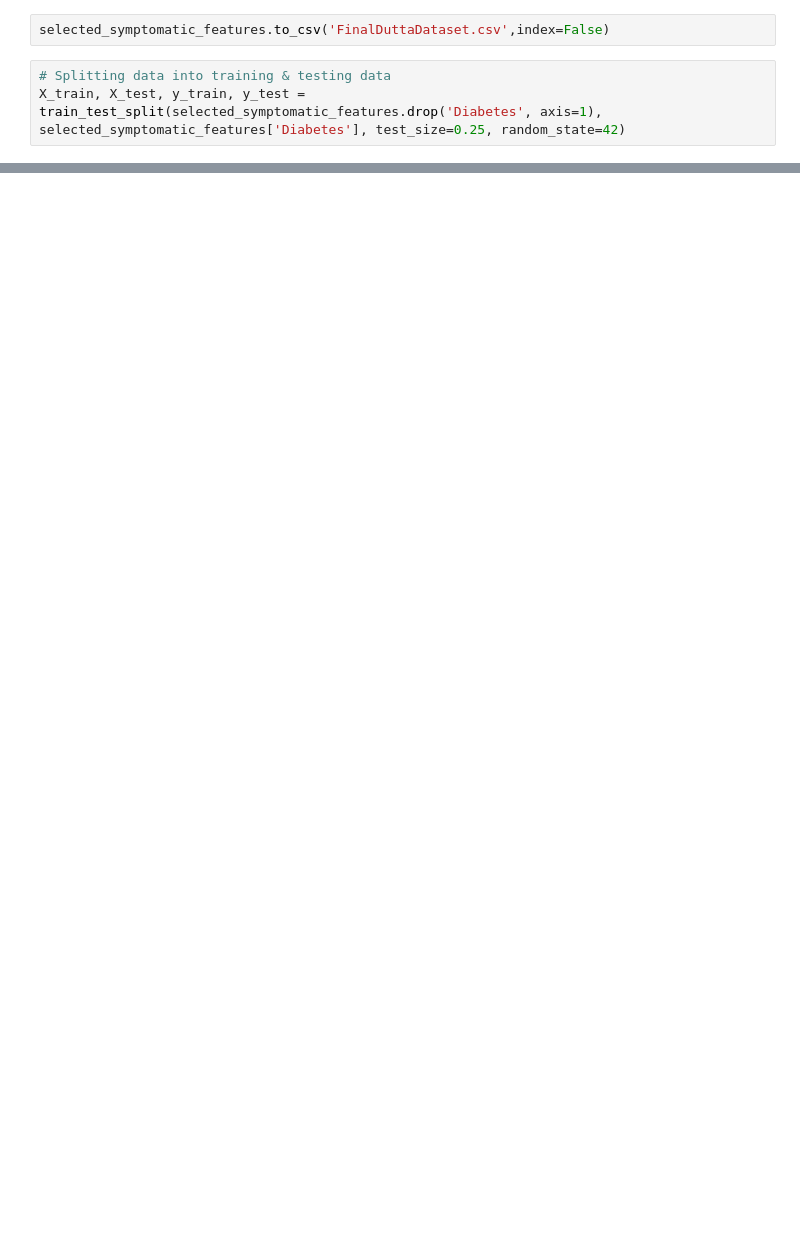
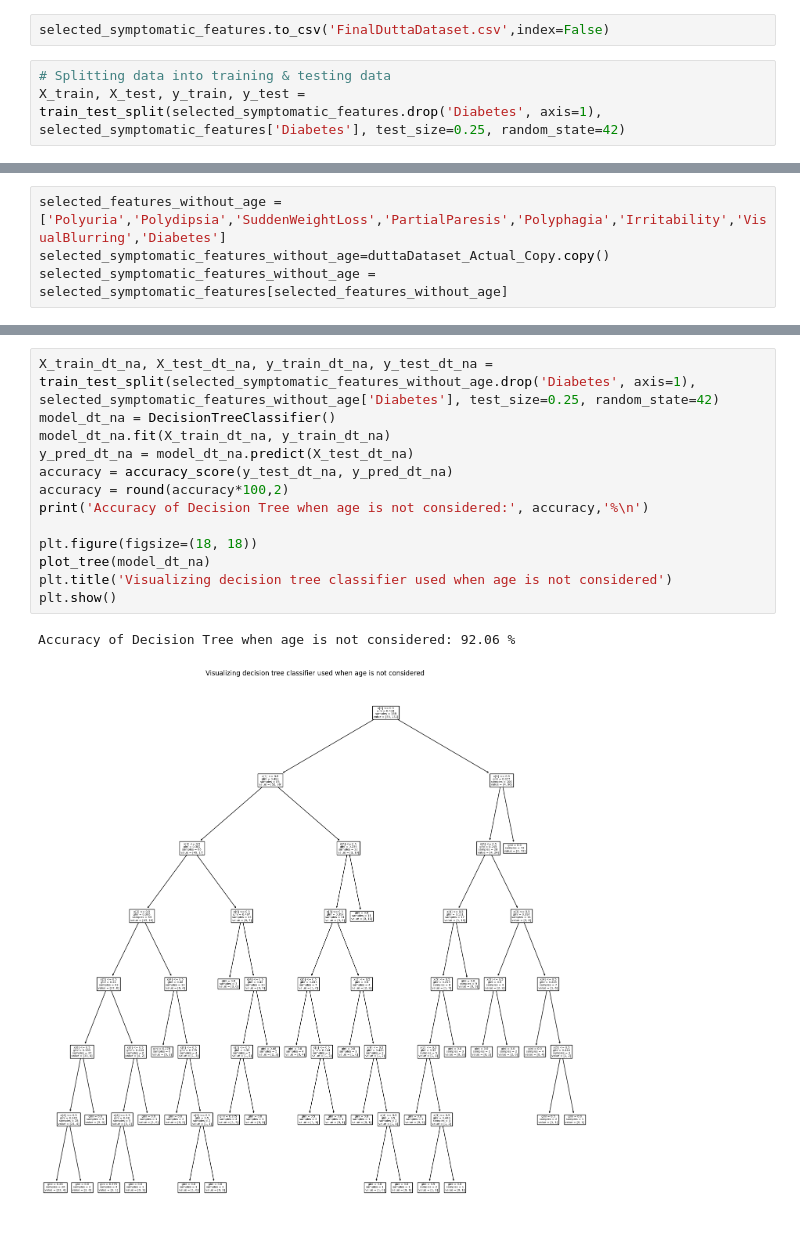
Before and after one commit to pdpavandesai/MergingDiabetesData, a Jupyter notebook: DuttaDatasetAnalysis.ipynb, the cells around one changed output, grey strips where cells are left out. Drawn from its saved outputs; the diff is of its cells as text; blank space fills up the shorter version.

```diff
--- a/DuttaDatasetAnalysis.ipynb
+++ b/DuttaDatasetAnalysis.ipynb
@@ -482,0 +527,4 @@ Recommended below medical tests:
+# %%
+selected_features_without_age = ['Polyuria','Polydipsia','SuddenWeightLoss','PartialParesis','Polyphagia','Irritability','VisualBlurring','Diabetes']
+selected_symptomatic_features_without_age=duttaDataset_Actual_Copy.copy()
+selected_symptomatic_features_without_age = selected_symptomatic_features[selected_features_without_age]
@@ -482,0 +679,16 @@ Recommended below medical tests:
+# %%
+X_train_dt_na, X_test_dt_na, y_train_dt_na, y_test_dt_na = train_test_split(selected_symptomatic_features_without_age.drop('Diabetes', axis=1), selected_symptomatic_features_without_age['Diabetes'], test_size=0.25, random_state=42)
+model_dt_na = DecisionTreeClassifier()
+model_dt_na.fit(X_train_dt_na, y_train_dt_na)
+y_pred_dt_na = model_dt_na.predict(X_test_dt_na)
+accuracy = accuracy_score(y_test_dt_na, y_pred_dt_na)
+accuracy = round(accuracy*100,2)
+print('Accuracy of Decision Tree when age is not considered:', accuracy,'%\n')
+
+plt.figure(figsize=(18, 18))
+plot_tree(model_dt_na)
+plt.title('Visualizing decision tree classifier used when age is not considered')
+plt.show()
+# %% [output]
+Accuracy of Decision Tree when age is not considered: 92.06 %
+[figure, added]
```
Also changed, not shown: parts of 14 cells of this notebook.
